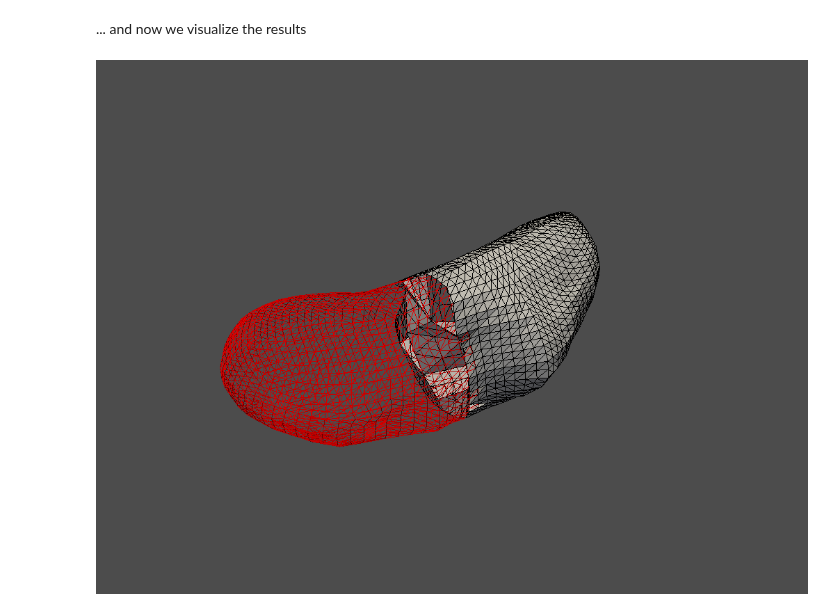
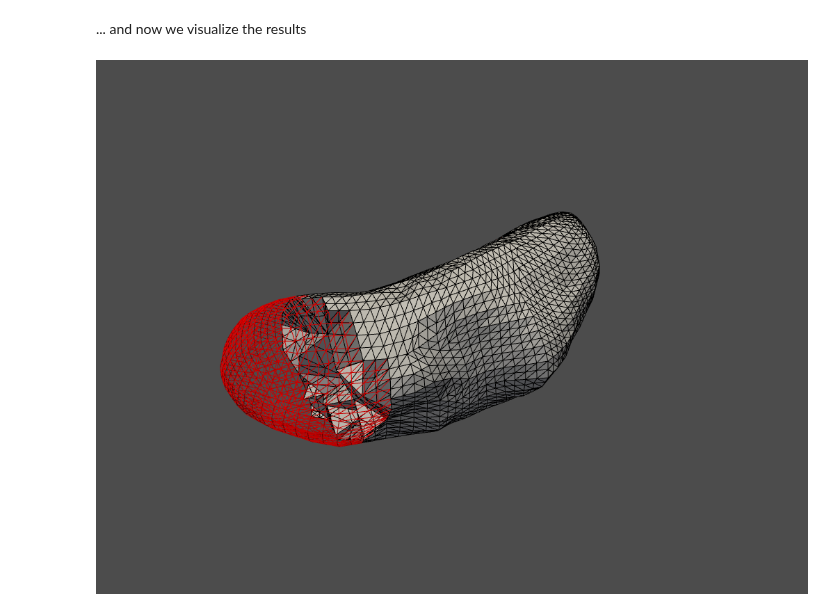
Before and after one commit to darioizzo/geodesyNets, a Jupyter notebook: archive/Modelling Eros with mascons.ipynb, the cells around one changed output. Cells and saved outputs as stored; diff of their text form; code cells hidden in the pictures.

```diff
--- a/archive/Modelling Eros with mascons.ipynb
+++ b/archive/Modelling Eros with mascons.ipynb
@@ -46,5 +46,5 @@ We open the file we pickled and read the mesh we exported from blender
 # %%
-with open("3dmeshes/Eros.pk", "rb") as f:
+with open("../3dmeshes/Eros.pk", "rb") as f:
     points, triangles = pk.load(f)
 points = np.array(points)
 triangles = np.array(triangles)
@@ -73,20 +73,20 @@ nodes, elems = tgen.tetrahedralize()
 # %%
 # get all cell centroids
 grid = tgen.grid
 cell_center = grid.cell_centers().points
 
 # extract cells below the 0 xy plane
-mask = cell_center[:, 0] < 100
+mask = cell_center[:, 0] < 0.5
 cell_ind = mask.nonzero()[0]
 subgrid = grid.extract_cells(cell_ind)
 
 # advanced plotting
 plotter = pv.Plotter()
 plotter.add_mesh(subgrid, 'lightgrey', lighting=True, show_edges=True)
 plotter.add_mesh(grid, 'r', 'wireframe')
 plotter.show()
 # %% [output]
-[figure, old version]
+[figure, new version]
 # %%
 # Visualizing the mascon model
 fig = plt.figure()
```
Also changed, not shown: parts of 6 cells of this notebook, 7 other files.
